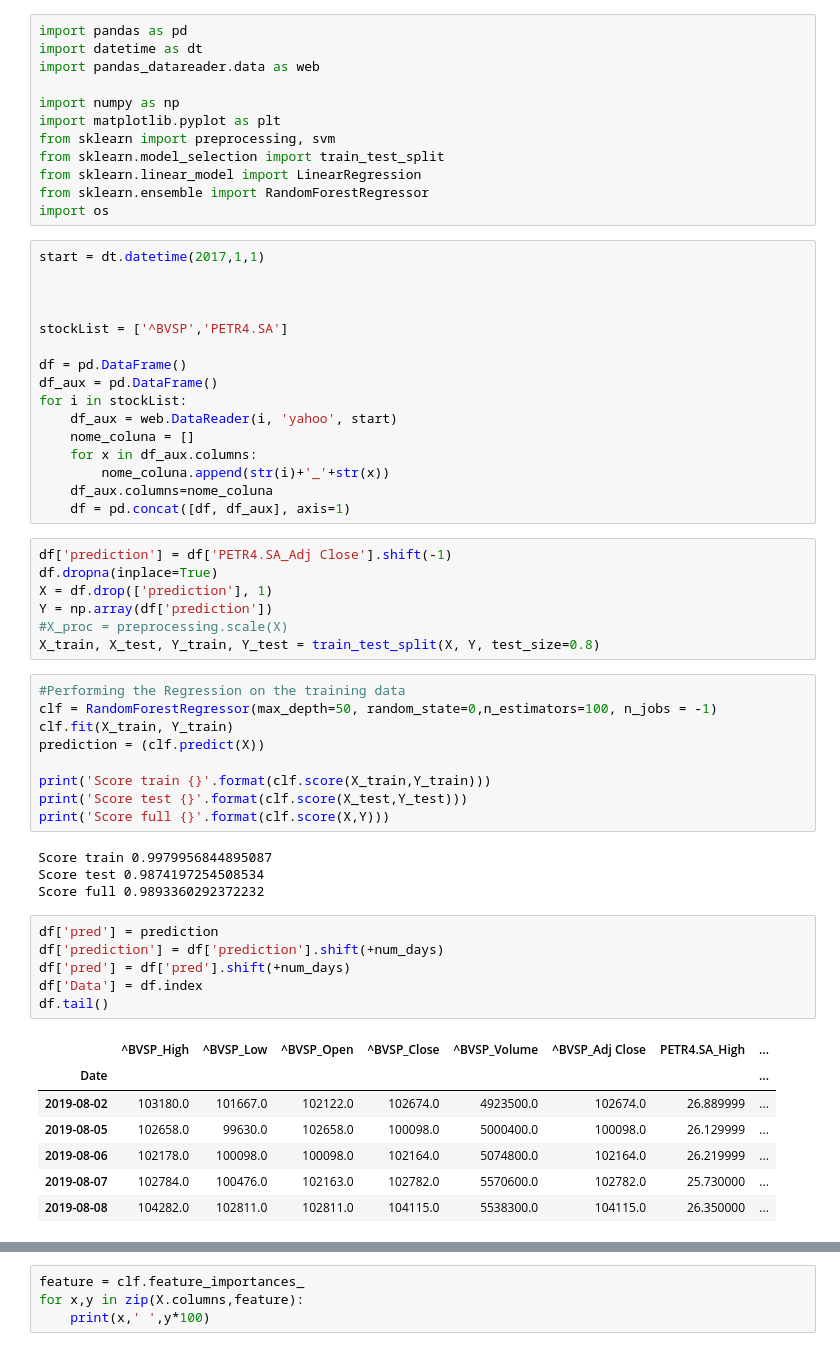
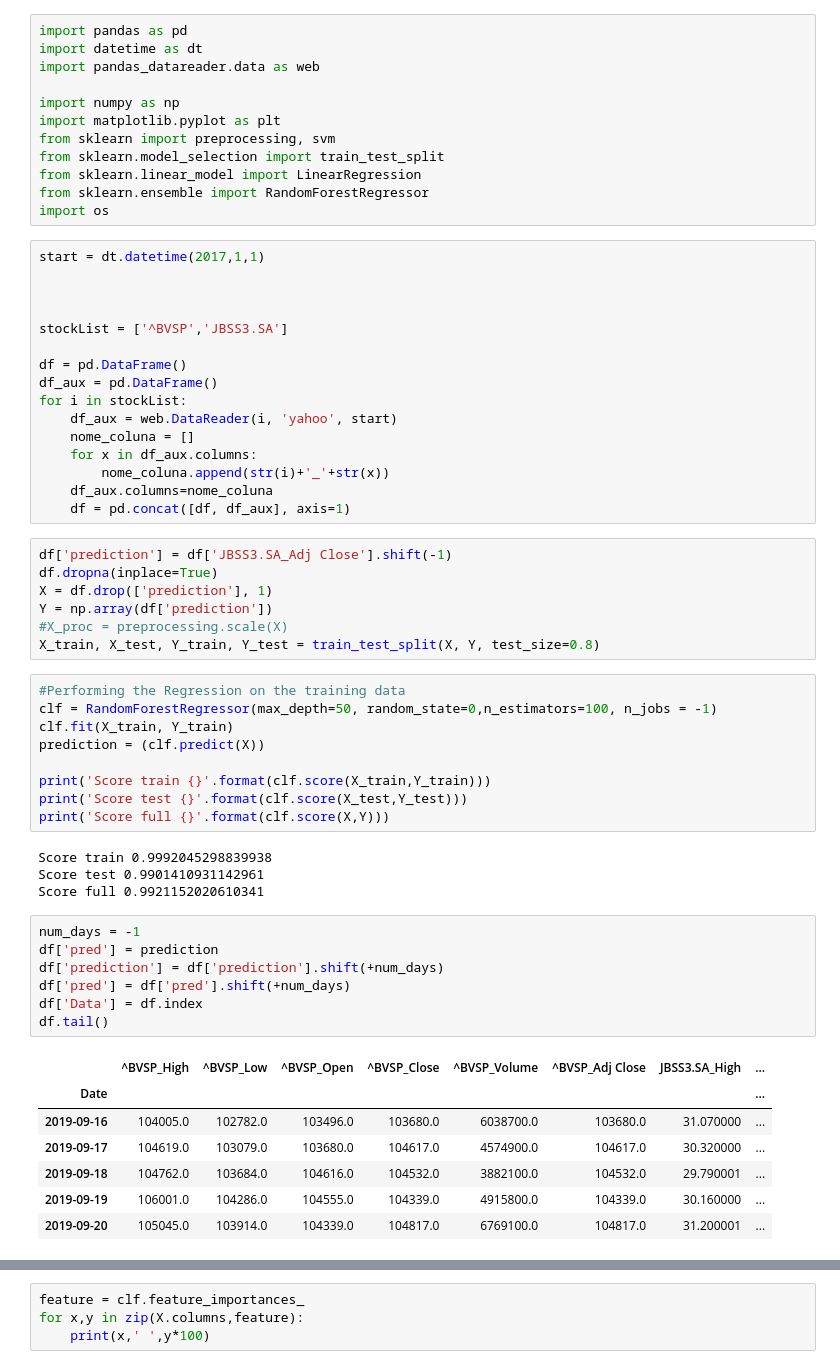
Before and after one commit to xDisus/Stock_Price_Pred, a Jupyter notebook: STOCK_PRED_V2.ipynb, the cells around one changed output, grey strips where cells are left out. Cells and saved outputs as stored; diff of their text form.

```diff
--- a/STOCK_PRED_V2.ipynb
+++ b/STOCK_PRED_V2.ipynb
@@ -15,7 +15,7 @@ start = dt.datetime(2017,1,1)
 
 
 
-stockList = ['^BVSP','PETR4.SA']
+stockList = ['^BVSP','JBSS3.SA']
 
 df = pd.DataFrame()
 df_aux = pd.DataFrame()
@@ -27,7 +27,7 @@ for i in stockList:
     df_aux.columns=nome_coluna
     df = pd.concat([df, df_aux], axis=1)
 # %%
-df['prediction'] = df['PETR4.SA_Adj Close'].shift(-1)
+df['prediction'] = df['JBSS3.SA_Adj Close'].shift(-1)
 df.dropna(inplace=True)
 X = df.drop(['prediction'], 1)
 Y = np.array(df['prediction'])
@@ -43,23 +43,24 @@ print('Score train {}'.format(clf.score(X_train,Y_train)))
 print('Score test {}'.format(clf.score(X_test,Y_test)))
 print('Score full {}'.format(clf.score(X,Y)))
 # %% [output]
-Score train 0.9979956844895087
-Score test 0.9874197254508534
-Score full 0.9893360292372232
+Score train 0.9992045298839938
+Score test 0.9901410931142961
+Score full 0.9921152020610341
 # %%
+num_days = -1
 df['pred'] = prediction
 df['prediction'] = df['prediction'].shift(+num_days)
 df['pred'] = df['pred'].shift(+num_days)
 df['Data'] = df.index
 df.tail()
 # %% [output]
-|  | ^BVSP_High | ^BVSP_Low | ^BVSP_Open | ^BVSP_Close | ^BVSP_Volume | ^BVSP_Adj Close | PETR4.SA_High | ... |
+|  | ^BVSP_High | ^BVSP_Low | ^BVSP_Open | ^BVSP_Close | ^BVSP_Volume | ^BVSP_Adj Close | JBSS3.SA_High | ... |
 | Date |  |  |  |  |  |  |  | ... |
-| 2019-08-02 | 103180.0 | 101667.0 | 102122.0 | 102674.0 | 4923500.0 | 102674.0 | 26.889999 | ... |
-| 2019-08-05 | 102658.0 | 99630.0 | 102658.0 | 100098.0 | 5000400.0 | 100098.0 | 26.129999 | ... |
-| 2019-08-06 | 102178.0 | 100098.0 | 100098.0 | 102164.0 | 5074800.0 | 102164.0 | 26.219999 | ... |
-| 2019-08-07 | 102784.0 | 100476.0 | 102163.0 | 102782.0 | 5570600.0 | 102782.0 | 25.730000 | ... |
-| 2019-08-08 | 104282.0 | 102811.0 | 102811.0 | 104115.0 | 5538300.0 | 104115.0 | 26.350000 | ... |
+| 2019-09-16 | 104005.0 | 102782.0 | 103496.0 | 103680.0 | 6038700.0 | 103680.0 | 31.070000 | ... |
+| 2019-09-17 | 104619.0 | 103079.0 | 103680.0 | 104617.0 | 4574900.0 | 104617.0 | 30.320000 | ... |
+| 2019-09-18 | 104762.0 | 103684.0 | 104616.0 | 104532.0 | 3882100.0 | 104532.0 | 29.790001 | ... |
+| 2019-09-19 | 106001.0 | 104286.0 | 104555.0 | 104339.0 | 4915800.0 | 104339.0 | 30.160000 | ... |
+| 2019-09-20 | 105045.0 | 103914.0 | 104339.0 | 104817.0 | 6769100.0 | 104817.0 | 31.200001 | ... |
 # %%
 last_x_days = 30
 plt.figure(num=None, figsize=(15, 6), dpi=80, facecolor='w', edgecolor='k')
```
Also changed, not shown: parts of 1 cell of this notebook.
